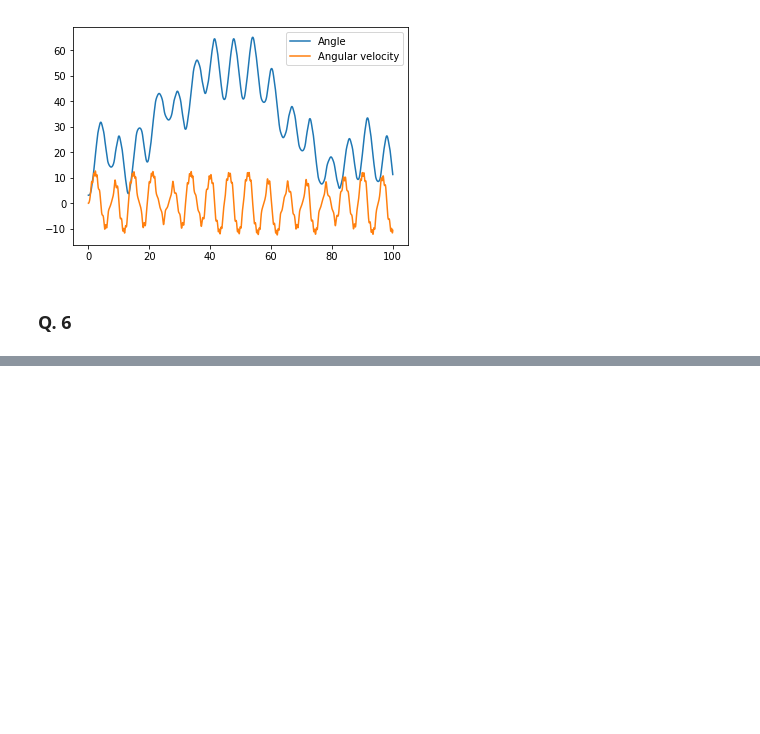
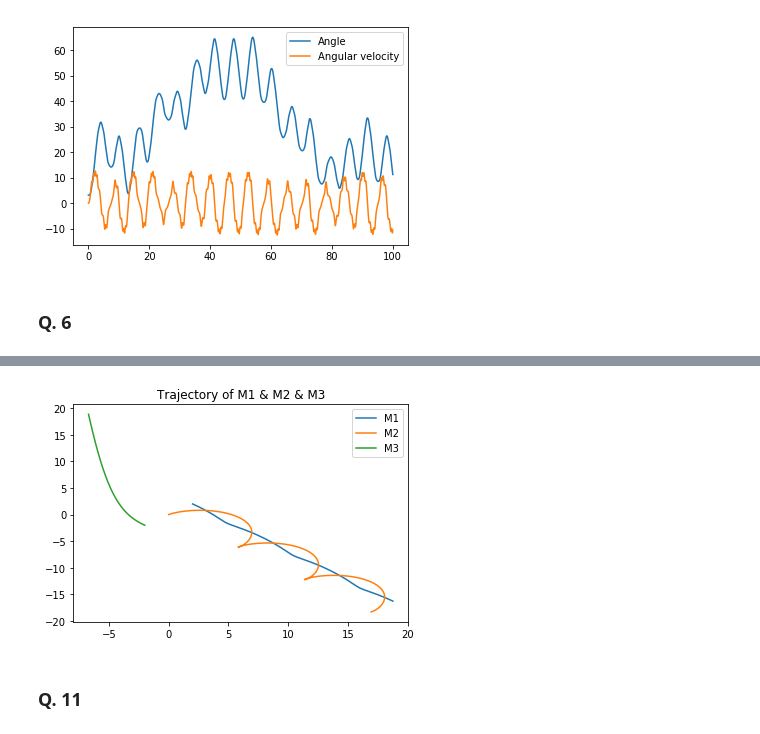
Before and after one commit to riverlike14/Numerical_Analysis, a Jupyter notebook: Ch_6/Ch_6_3.ipynb, the cells around one changed output, grey strips where cells are left out. Saved outputs shown, nothing was run; the diff lists cells and outputs as text; code cells hidden in the pictures; blank space fills up the shorter version.

```diff
--- a/Ch_6/Ch_6_3.ipynb
+++ b/Ch_6/Ch_6_3.ipynb
@@ -637,0 +720,24 @@ plt.show()
+# %%
+# (b)
+a, b = 0, 100
+h = 0.005
+
+y_01 = (2, 2) + (0.20001, -0.2)
+y_02 = (0, 0) + (0, 0)
+y_03 = (-2, -2) + (-0.2, 0.2)
+y_0 = y_01 + y_02 + y_03
+# %%
+t, y = Trapezoid_method(f, a, b, h, y_0)
+x1, y1, _, _, x2, y2, _, _, x3, y3, _, _ = y
+
+plt.plot(x1, y1, label="M1")
+plt.plot(x2, y2, label="M2")
+plt.plot(x3, y3, label="M3")
+plt.title("Trajectory of M1 & M2 & M3")
+plt.legend()
+
+plt.show()
+# %% [output]
+[figure, added]
+# %% [markdown]
+### Q. 11
```
Also changed, not shown: parts of 20 cells of this notebook.
